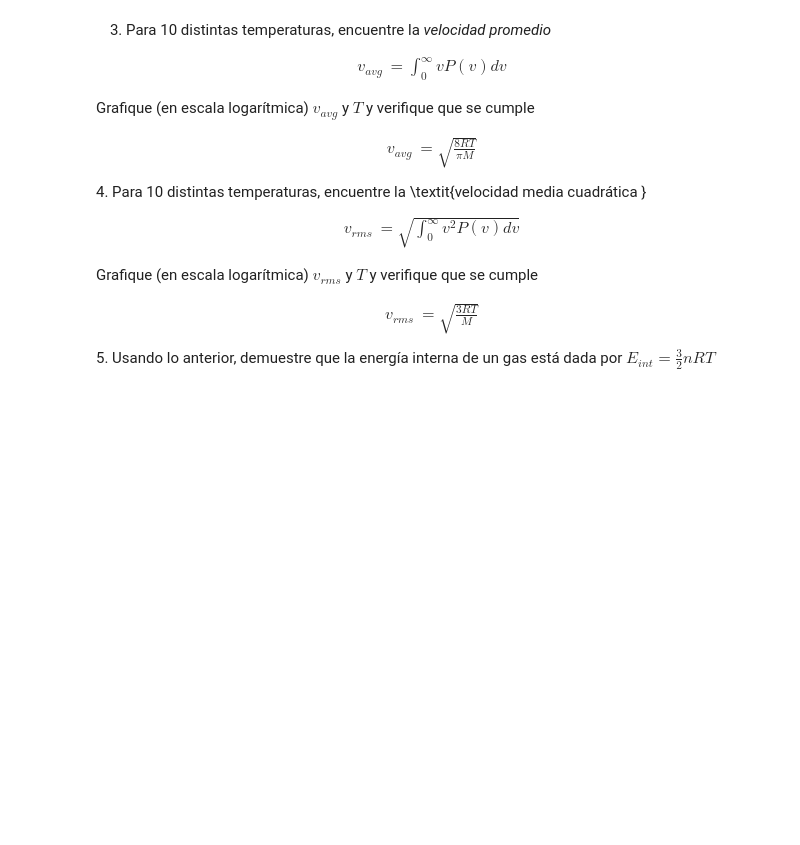
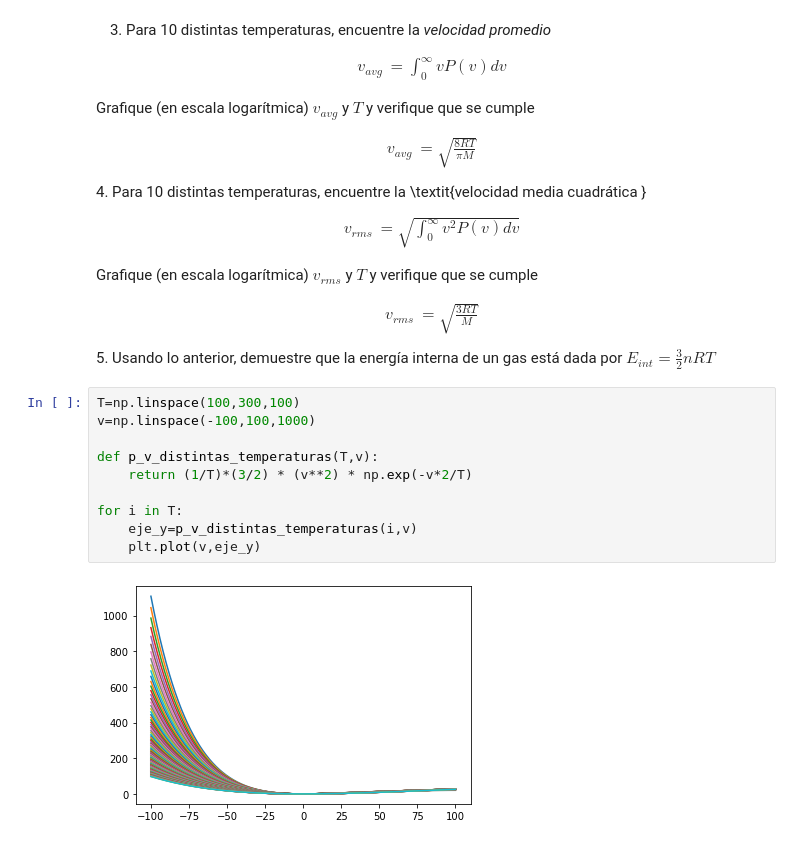
Before and after one commit to slaverdeg/complementaria, a Jupyter notebook: Taller_2/Punto3_CuadraturaGauss.ipynb, the cells around one changed output. Drawn from its saved outputs; the diff is of its cells as text; blank space fills up the shorter version.

```diff
--- a/Taller_2/Punto3_CuadraturaGauss.ipynb
+++ b/Taller_2/Punto3_CuadraturaGauss.ipynb
@@ -418,3 +425,15 @@ $$
     \end{align*}
 $$
 5. Usando lo anterior, demuestre que la energía interna de un gas está dada por $E_{int}=\frac{3}{2}nRT$
+# %%
+T=np.linspace(100,300,100)
+v=np.linspace(-100,100,1000)
+
+def p_v_distintas_temperaturas(T,v):
+    return (1/T)*(3/2) * (v**2) * np.exp(-v*2/T)
+
+for i in T:
+    eje_y=p_v_distintas_temperaturas(i,v)
+    plt.plot(v,eje_y)
+# %% [output]
+[figure, added]
```
Also changed, not shown: parts of 7 cells of this notebook, 1 other file.
